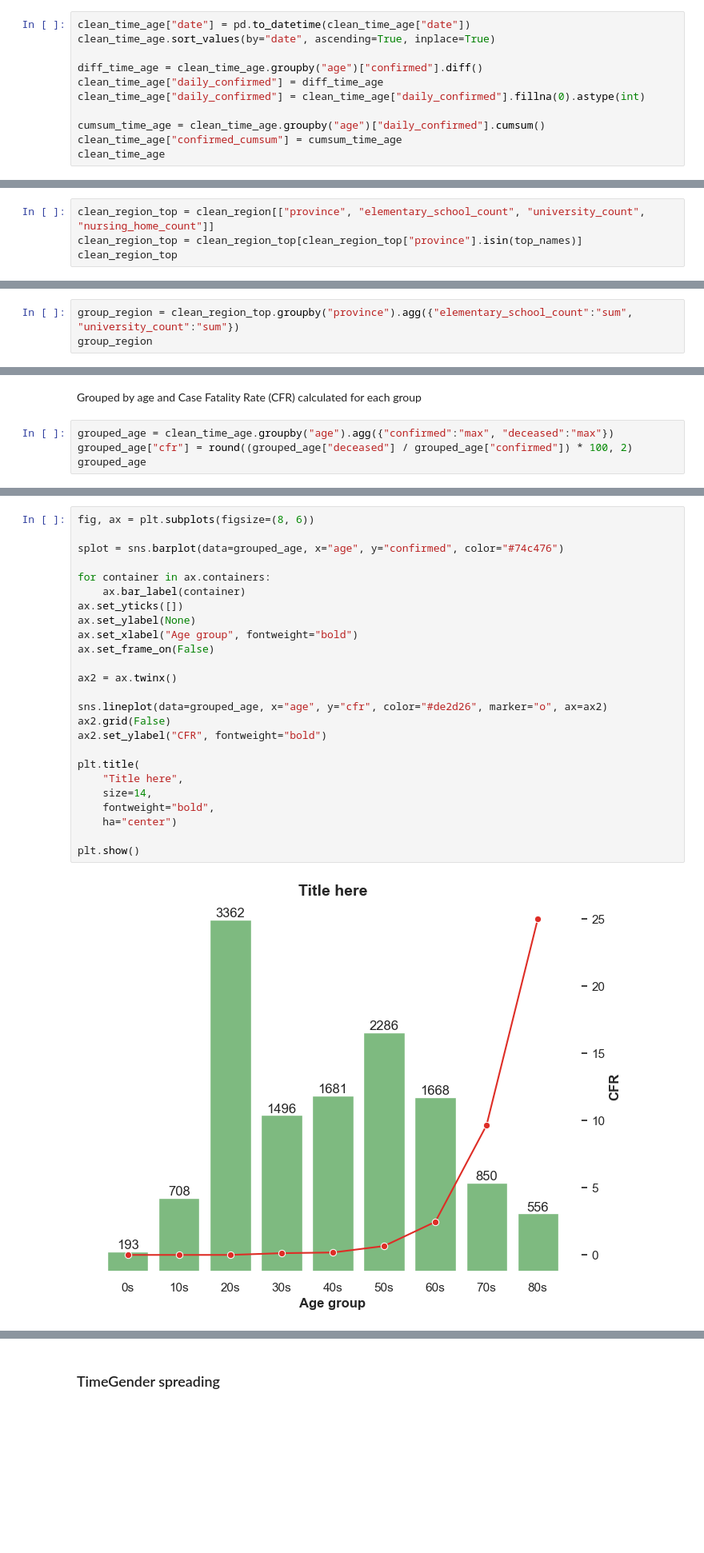
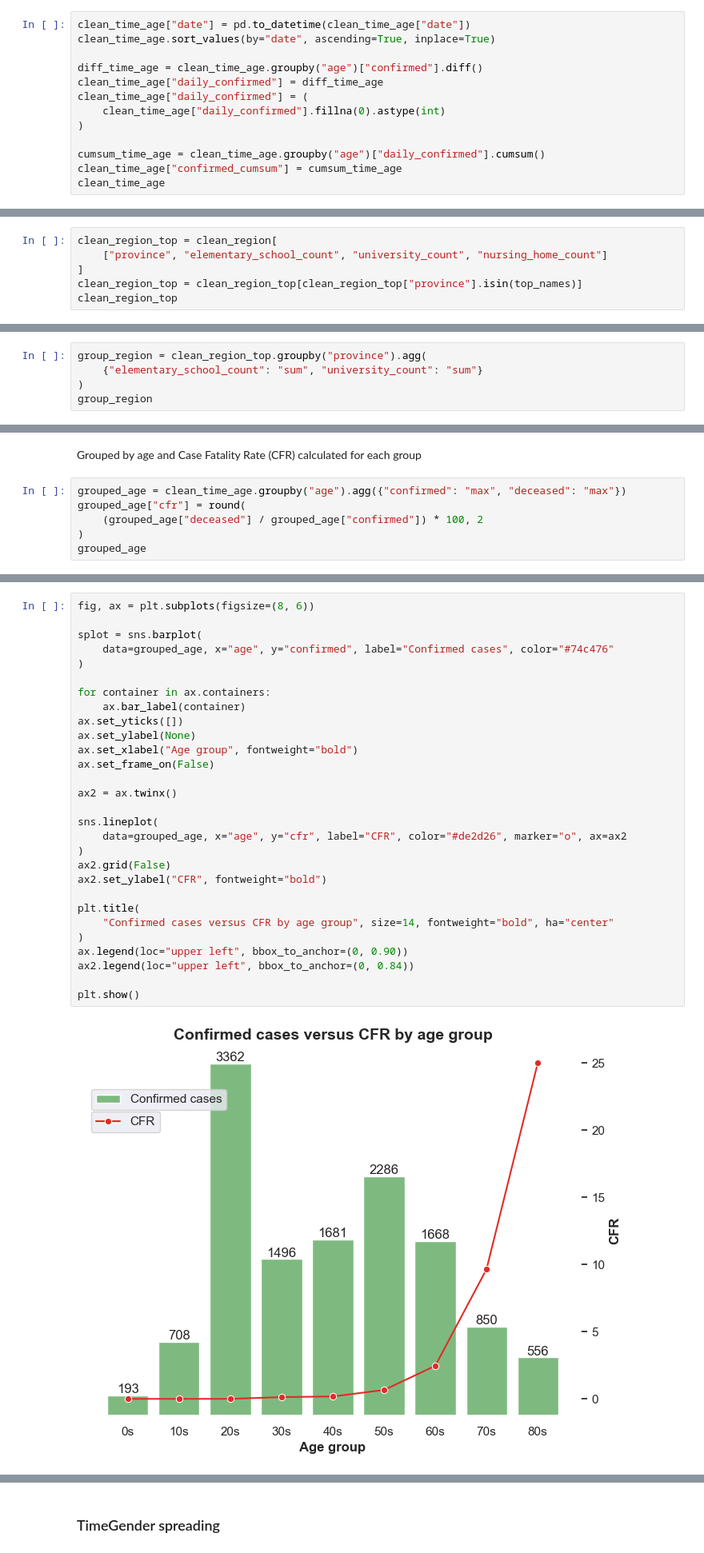
Before and after one commit to ShariYo/Modul1_Sprint4, a Jupyter notebook: project/main.ipynb, the cells around one changed output, grey strips where cells are left out. Shown at 80% size. Saved outputs shown, nothing was run; the diff lists cells and outputs as text; blank space fills up the shorter version.

```diff
--- a/project/main.ipynb
+++ b/project/main.ipynb
@@ -217,7 +219,9 @@ clean_time_age.sort_values(by="date", ascending=True, inplace=True)
 
 diff_time_age = clean_time_age.groupby("age")["confirmed"].diff()
 clean_time_age["daily_confirmed"] = diff_time_age
-clean_time_age["daily_confirmed"] = clean_time_age["daily_confirmed"].fillna(0).astype(int)
+clean_time_age["daily_confirmed"] = (
+    clean_time_age["daily_confirmed"].fillna(0).astype(int)
+)
 
 cumsum_time_age = clean_time_age.groupby("age")["daily_confirmed"].cumsum()
 clean_time_age["confirmed_cumsum"] = cumsum_time_age
@@ -468,7 +535,9 @@ Daegu and Gyeongsangbuk-do is highly but not the highest populated
 areas. So why they have highest confirmed cases growth? Trying to
 answer this question, count of institutions per province was plotted.
 # %%
-clean_region_top = clean_region[["province", "elementary_school_count", "university_count", "nursing_home_count"]]
+clean_region_top = clean_region[
+    ["province", "elementary_school_count", "university_count", "nursing_home_count"]
+]
 clean_region_top = clean_region_top[clean_region_top["province"].isin(top_names)]
 clean_region_top
 # %% [output]
@@ -486,7 +555,9 @@ clean_region_top
 | 222 | Gyeongsangbuk-do | 66 | 4 | 877 |
 102 rows × 4 columns
 # %%
-group_region = clean_region_top.groupby("province").agg({"elementary_school_count":"sum", "university_count":"sum"})
+group_region = clean_region_top.groupby("province").agg(
+    {"elementary_school_count": "sum", "university_count": "sum"}
+)
 group_region
 # %% [output]
 |  | elementary_school_count | university_count |
@@ -688,8 +847,10 @@ has 20s age group;
 # %% [markdown]
 Grouped by age and Case Fatality Rate (CFR) calculated for each group
 # %%
-grouped_age = clean_time_age.groupby("age").agg({"confirmed":"max", "deceased":"max"})
-grouped_age["cfr"] = round((grouped_age["deceased"] / grouped_age["confirmed"]) * 100, 2)
+grouped_age = clean_time_age.groupby("age").agg({"confirmed": "max", "deceased": "max"})
+grouped_age["cfr"] = round(
+    (grouped_age["deceased"] / grouped_age["confirmed"]) * 100, 2
+)
 grouped_age
 # %% [output]
 |  | confirmed | deceased | cfr |
@@ -706,30 +867,34 @@ grouped_age
 # %%
 fig, ax = plt.subplots(figsize=(8, 6))
 
-splot = sns.barplot(data=grouped_age, x="age", y="confirmed", color="#74c476")
+splot = sns.barplot(
+    data=grouped_age, x="age", y="confirmed", label="Confirmed cases", color="#74c476"
+)
 
 for container in ax.containers:
     ax.bar_label(container)
 ax.set_yticks([])
 ax.set_ylabel(None)
 ax.set_xlabel("Age group", fontweight="bold")
 ax.set_frame_on(False)
 
 ax2 = ax.twinx()
 
-sns.lineplot(data=grouped_age, x="age", y="cfr", color="#de2d26", marker="o", ax=ax2)
+sns.lineplot(
+    data=grouped_age, x="age", y="cfr", label="CFR", color="#de2d26", marker="o", ax=ax2
+)
 ax2.grid(False)
 ax2.set_ylabel("CFR", fontweight="bold")
 
 plt.title(
-    "Title here",
-    size=14,
-    fontweight="bold",
-    ha="center")
+    "Confirmed cases versus CFR by age group", size=14, fontweight="bold", ha="center"
+)
+ax.legend(loc="upper left", bbox_to_anchor=(0, 0.90))
+ax2.legend(loc="upper left", bbox_to_anchor=(0, 0.84))
 
 plt.show()
 # %% [output]
-[figure, old version]
+[figure, new version]
 # %% [markdown]
 - Low CFR in younger age groups. 0 to 20s have 0 reported deaths;
 This allows understanding that younger age individuals are less
```
Also changed, not shown: parts of 24 cells of this notebook.
